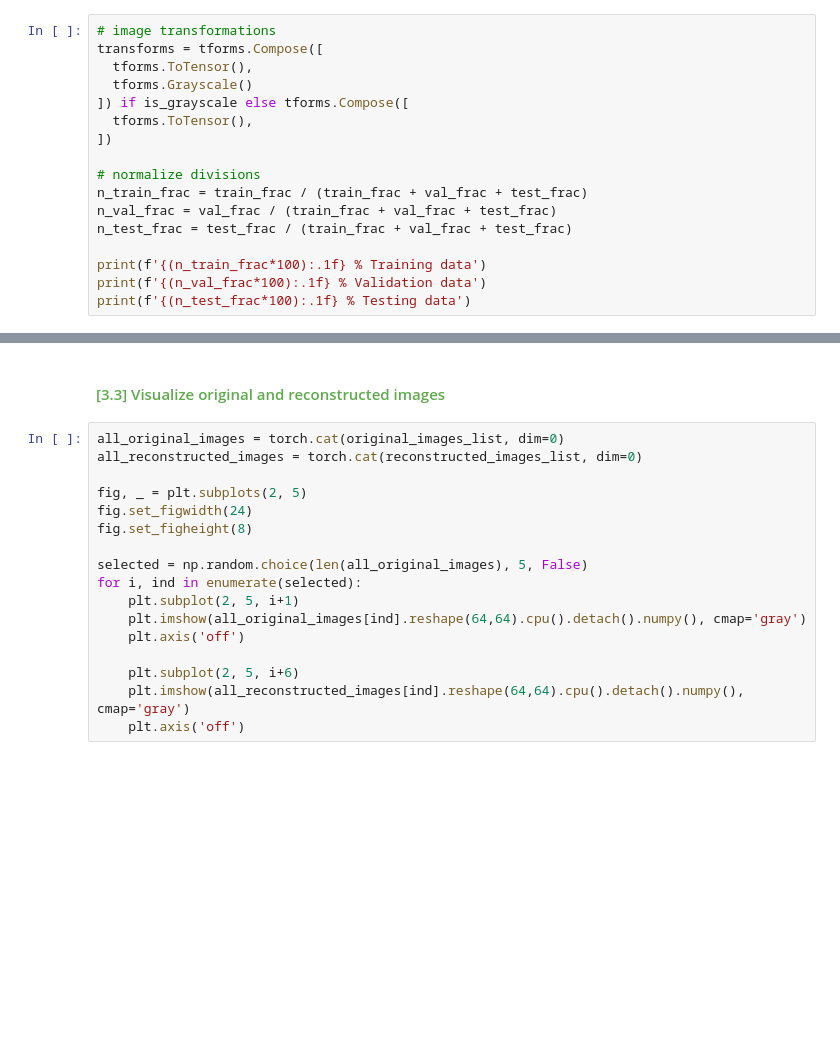
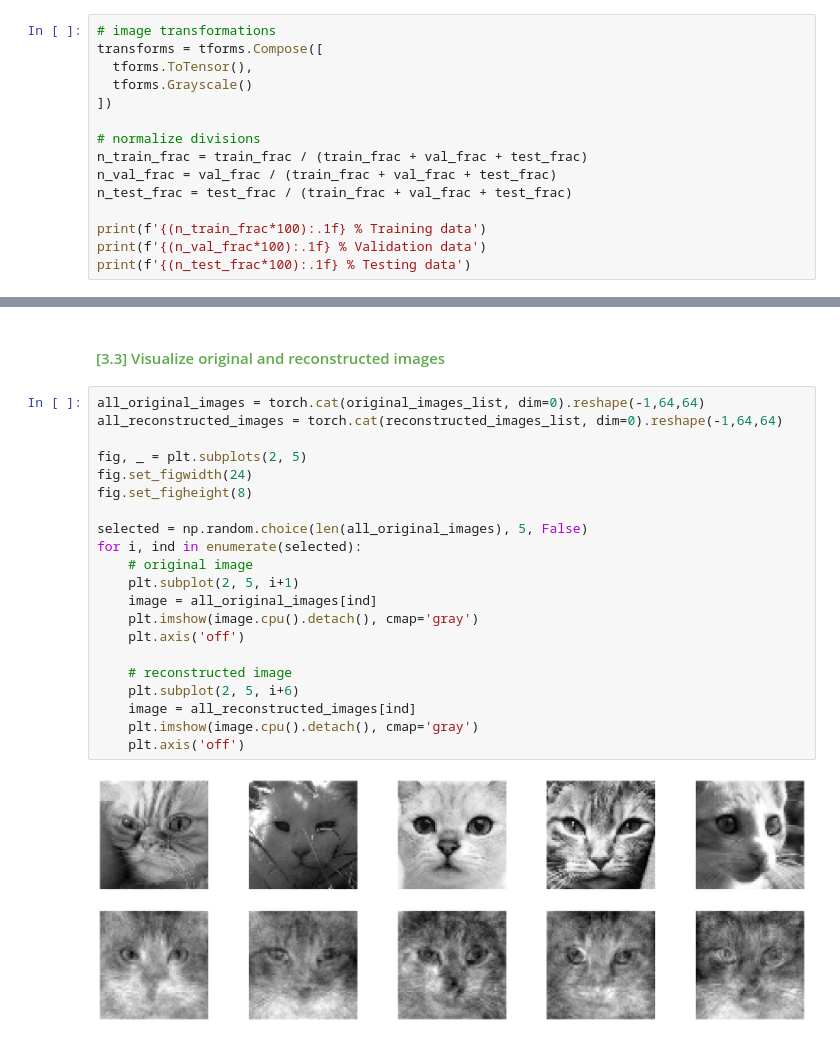
Before and after one commit to Crash285github/nyaural_catwork, a Jupyter notebook: notebook.ipynb, the cells around one changed output, grey strips where cells are left out. Saved outputs shown, nothing was run; the diff lists cells and outputs as text; blank space fills up the shorter version.

Commit message:
removed grayscale option

```diff
--- a/notebook.ipynb
+++ b/notebook.ipynb
@@ -66,8 +79,6 @@ class CatDataset(Dataset):
 transforms = tforms.Compose([
   tforms.ToTensor(),
   tforms.Grayscale()
-]) if is_grayscale else tforms.Compose([
-  tforms.ToTensor(),
 ])
 
 # normalize divisions
@@ -250,19 +279,25 @@ for epoch in range(num_epochs):
 # %% [markdown]
 #### <font color='#5EAA4C'> [3.3] Visualize original and reconstructed images</font>
 # %%
-all_original_images = torch.cat(original_images_list, dim=0)
-all_reconstructed_images = torch.cat(reconstructed_images_list, dim=0)
+all_original_images = torch.cat(original_images_list, dim=0).reshape(-1,64,64)
+all_reconstructed_images = torch.cat(reconstructed_images_list, dim=0).reshape(-1,64,64)
 
 fig, _ = plt.subplots(2, 5)
 fig.set_figwidth(24)
 fig.set_figheight(8)
 
 selected = np.random.choice(len(all_original_images), 5, False)
 for i, ind in enumerate(selected):
+    # original image
     plt.subplot(2, 5, i+1)
-    plt.imshow(all_original_images[ind].reshape(64,64).cpu().detach().numpy(), cmap='gray')
+    image = all_original_images[ind]
+    plt.imshow(image.cpu().detach(), cmap='gray')
     plt.axis('off')
 
+    # reconstructed image
     plt.subplot(2, 5, i+6)
-    plt.imshow(all_reconstructed_images[ind].reshape(64,64).cpu().detach().numpy(), cmap='gray')
+    image = all_reconstructed_images[ind]
+    plt.imshow(image.cpu().detach(), cmap='gray')
     plt.axis('off')
+# %% [output]
+[figure, added]
```
Also changed, not shown: parts of 6 cells of this notebook.
